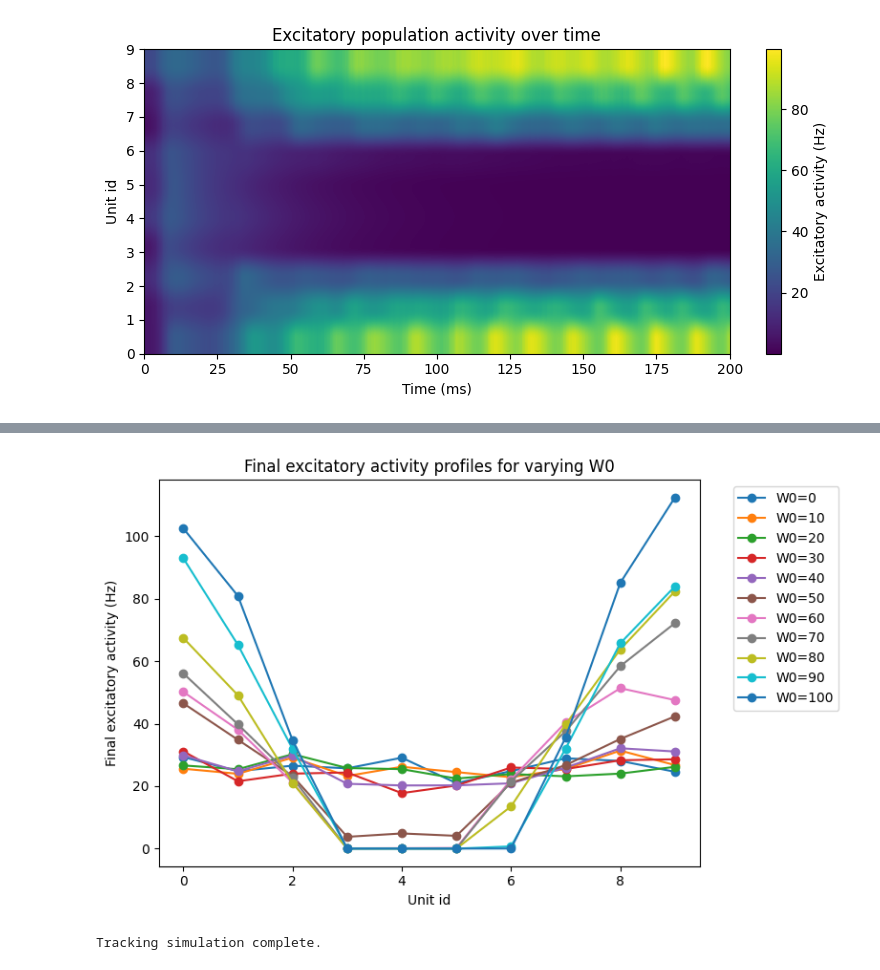
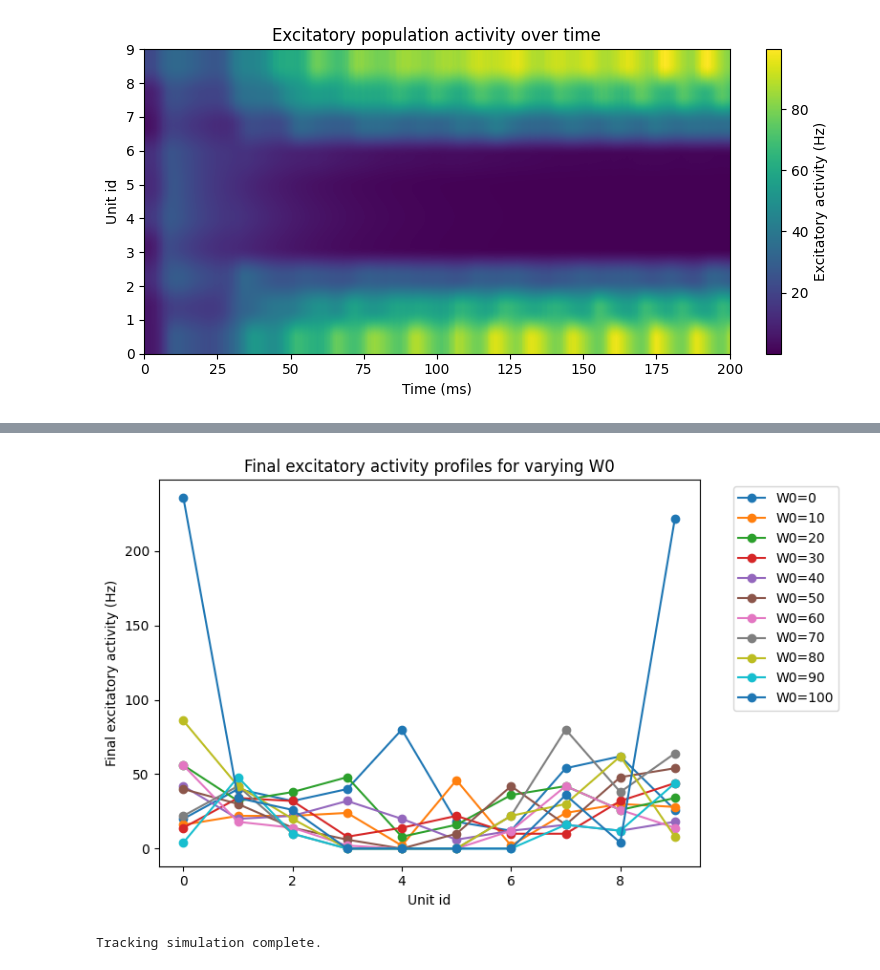
Before and after one commit to toscanerevillard/neuronal_dynamics, a Jupyter notebook: notebooks/ex2_field_model.ipynb, the cells around one changed output, grey strips where cells are left out. Drawn from its saved outputs; the diff is of its cells as text; code cells hidden in the pictures.

```diff
--- a/notebooks/ex2_field_model.ipynb
+++ b/notebooks/ex2_field_model.ipynb
@@ -712,16 +712,39 @@ plt.show()
 # a clear localized peak was taken as the approximate threshold for spontaneous bump
 # formation. Because the model is stochastic, this threshold should be interpreted as an
 # approximate value rather than an exact bifurcation point."
+# Exercise 2.5
+# Sweep W0 while keeping recurrent networks and initial conditions fixed.
 
 W0_values = np.arange(0, 110, 10)
 
 T_sweep_ms = 200.0
 n_steps_sweep = int(round(T_sweep_ms / dt))
-
-alpha_rate_sweep = 0.98  # only for visualization / bump detection smoothing
 delay_steps = int(round(tau_delay_ms / dt))
 
 bump_threshold_hz = 20.0
+
+# Fixed recurrent networks and fixed initial membrane potentials.
+# These are created once and reused for every W0 value.
+base_seed = seed + 2500
+
+W_recurrent_list = []
+u0_list = []
+
+for unit_id in range(Nunits):
+    W_recurrent = generate_sparse_connectivity(
+        NE=NE,
+        NI=NI,
+        KE=KE,
+        KI=KI,
+        J=J,
+        g=g,
+        seed=base_seed + unit_id,
+    )
+    W_recurrent_list.append(W_recurrent)
+
+    rng_u0 = np.random.default_rng(base_seed + 1000 + unit_id)
+    u0 = rng_u0.uniform(u_reset, theta, size=NE + NI)
+    u0_list.append(u0)
 
 bump_detected = []
 final_profiles = []
@@ -738,21 +761,13 @@ for W0_test in W0_values:
         gamma=gamma,
     )
 
+    # Recreate fresh EIUnit objects for this W0,
+    # but with the same recurrent connectivity and same initial potentials.
     units_test = []
 
     for unit_id in range(Nunits):
-        W_recurrent = generate_sparse_connectivity(
-            NE=NE,
-            NI=NI,
-            KE=KE,
-            KI=KI,
-            J=J,
-            g=g,
-            seed=seed + int(W0_test) * 100 + unit_id,
-        )
-
         unit = EIUnit(
-            W=W_recurrent,
+            W=W_recurrent_list[unit_id],
             NE=NE,
             dt=dt,
             tau_m=tau_m,
@@ -762,16 +777,13 @@ for W0_test in W0_values:
             tau_delay_ms=tau_delay_ms,
             n_bg=n_bg,
             bg_scale=bg_scale,
-            rng=np.random.default_rng(seed + 10000 + int(W0_test) * 100 + unit_id),
+            rng=np.random.default_rng(base_seed + 2000 + unit_id),
+            u0=u0_list[unit_id],
         )
-
         units_test.append(unit)
 
     r_E_test_raw = np.zeros((n_steps_sweep, Nunits), dtype=float)
     r_I_test_raw = np.zeros((n_steps_sweep, Nunits), dtype=float)
-
-    r_E_test_plot = np.zeros((n_steps_sweep, Nunits), dtype=float)
-    r_I_test_plot = np.zeros((n_steps_sweep, Nunits), dtype=float)
 
     for k in range(n_steps_sweep):
 
@@ -797,21 +809,8 @@ for W0_test in W0_values:
             r_E_test_raw[k, alpha] = rE_alpha
             r_I_test_raw[k, alpha] = rI_alpha
 
-            if k == 0:
-                r_E_test_plot[k, alpha] = rE_alpha
-                r_I_test_plot[k, alpha] = rI_alpha
-            else:
-                r_E_test_plot[k, alpha] = (
-                    alpha_rate_sweep * r_E_test_plot[k - 1, alpha]
-                    + (1 - alpha_rate_sweep) * rE_alpha
-                )
-
-                r_I_test_plot[k, alpha] = (
-                    alpha_rate_sweep * r_I_test_plot[k - 1, alpha]
-                    + (1 - alpha_rate_sweep) * rI_alpha
-                )
-
-    final_profile_hz = 1000.0 * r_E_test_plot[-1]
+    # Use raw activity for the actual bump criterion.
+    final_profile_hz = 1000.0 * r_E_test_raw[-1]
     final_profiles.append(final_profile_hz)
 
     spatial_contrast = final_profile_hz.max() - final_profile_hz.mean()
@@ -870,4 +869,4 @@ Approximate minimum W0 for bump formation: 50 pC
-[figure, old version]
+[figure, new version]
 # %%
 # Purpose:
 # Test whether the cortical field model can track the location of a time-varying localized stimulus.
```
Also changed, not shown: parts of 3 cells of this notebook, 6 other files.
